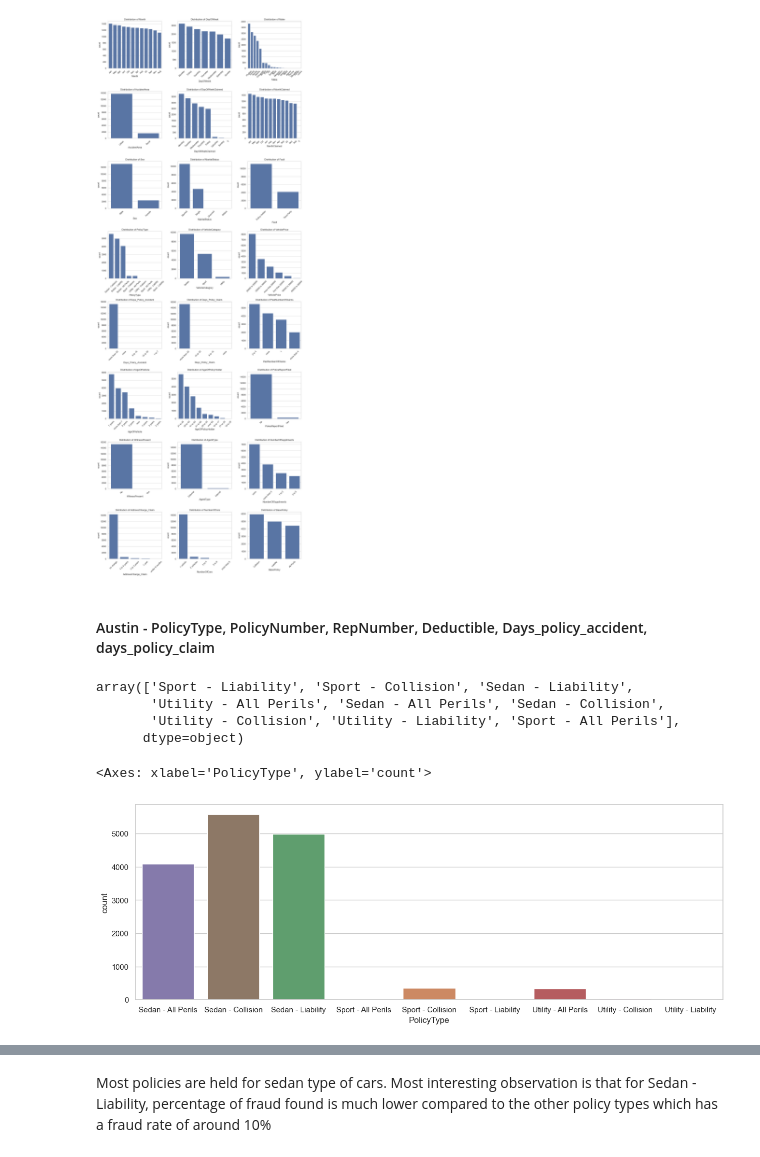
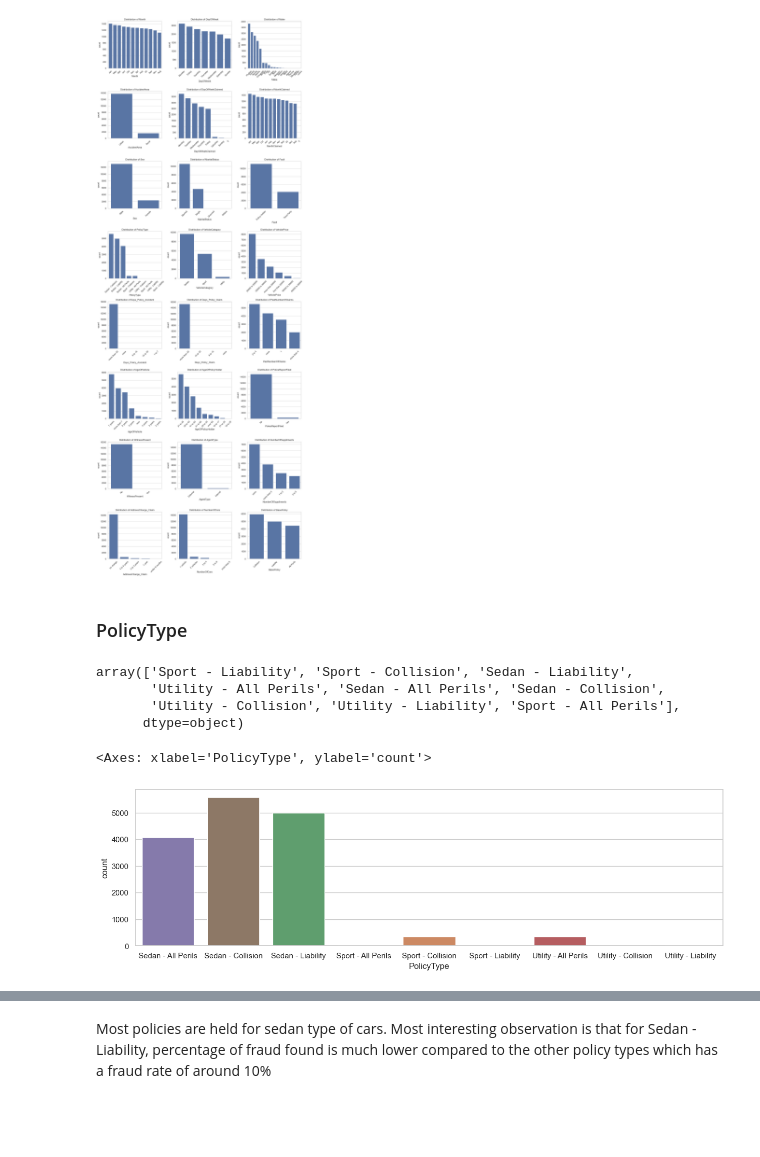
Before and after one commit to lulucopter/dsa4263-fraud-detection, a Jupyter notebook: eda.ipynb, the cells around one changed output, grey strips where cells are left out. Drawn from its saved outputs; the diff is of its cells as text; code cells hidden in the pictures; blank space fills up the shorter version.

```diff
--- a/eda.ipynb
+++ b/eda.ipynb
@@ -254,6 +262,8 @@ WeekOfMonthClaimed [1 4 2 3 5]
 # %%
 #Drop entry where DayOfWeekClaimed = 0
 df = df.loc[df['DayOfWeekClaimed']!='0']
+# %%
+df["Deductible"] = df["Deductible"].astype("object")
 # %%
 df['DayOfWeek']= df['DayOfWeek'].astype('string')
 df['DayOfWeekClaimed']= df['DayOfWeekClaimed'].astype('string')
@@ -898,8 +888,8 @@ plt.tight_layout()
 plt.show()
 # %% [output]
 [figure]
-# %% [markdown]
-#### Austin - PolicyType, PolicyNumber, RepNumber, Deductible, Days_policy_accident, days_policy_claim
+# %% [markdown]
+### PolicyType
 # %%
 df['PolicyType'].unique()
 # %% [output]
@@ -908,9 +898,9 @@ array(['Sport - Liability', 'Sport - Collision', 'Sedan - Liability',
        'Utility - Collision', 'Utility - Liability', 'Sport - All Perils'],
       dtype=object)
 # %%
-plt.figure(figsize=(15, 5))
+plt.figure(figsize=(15, 4))
 sns.countplot(x="PolicyType", data=df, hue="PolicyType", legend=False, order = sorted(df["PolicyType"].unique()))
 # %% [output]
 <Axes: xlabel='PolicyType', ylabel='count'>
-[figure, old version]
+[figure, new version]
 # %%
```
Also changed, not shown: parts of 36 cells of this notebook.
